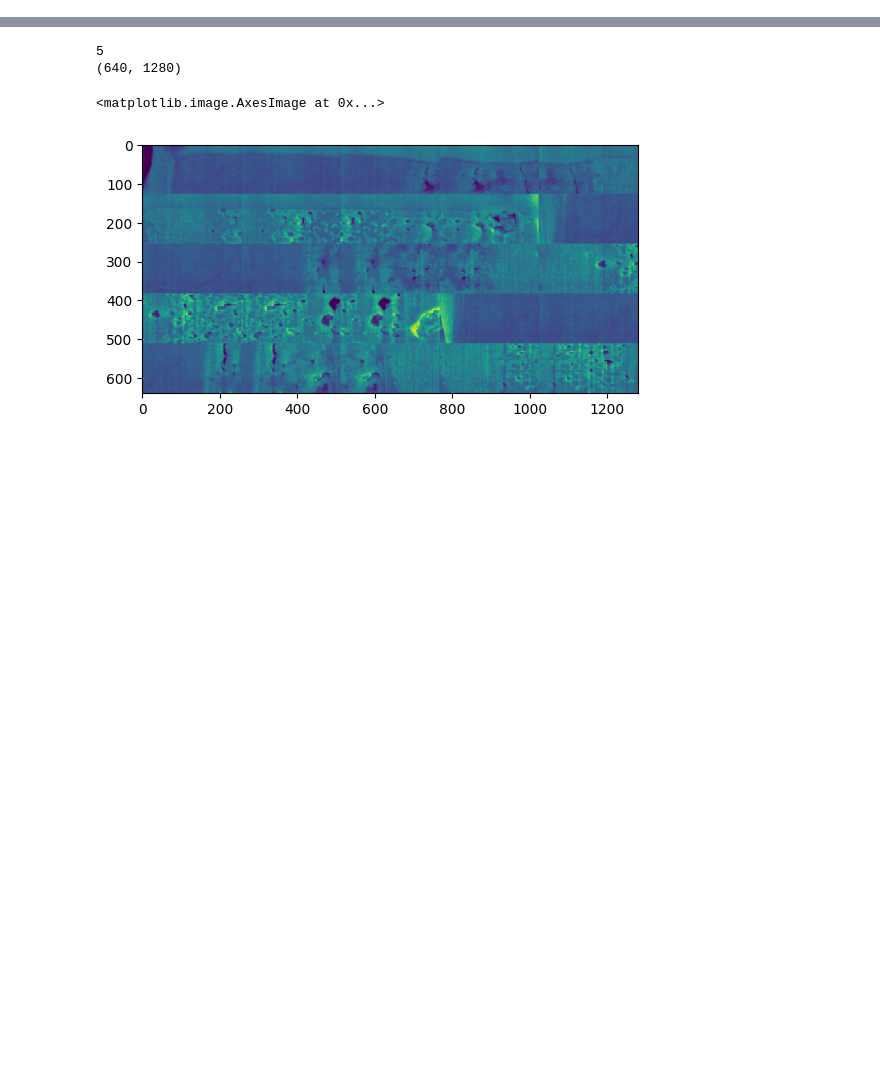
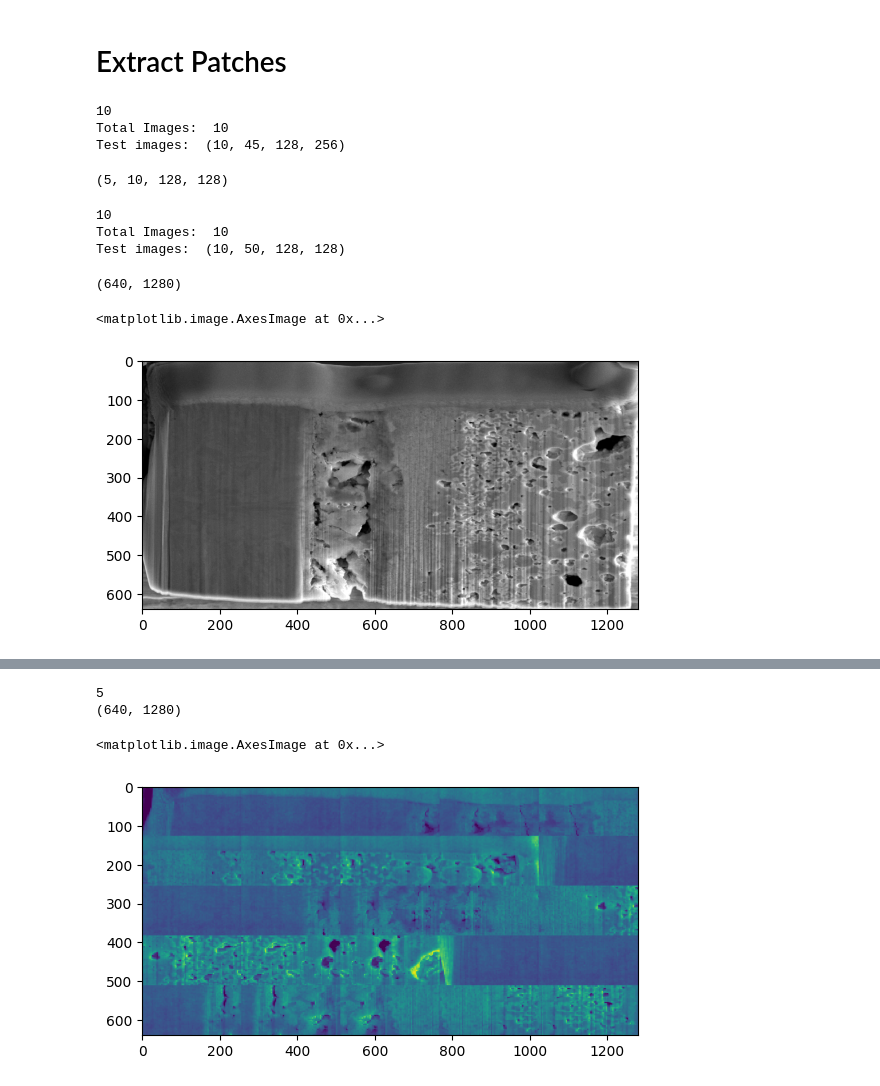
Before and after one commit to Wazhee/PBMC, a Jupyter notebook: test.ipynb, the cells around one changed output, grey strips where cells are left out. Drawn from its saved outputs; the diff is of its cells as text; code cells hidden in the pictures; blank space fills up the shorter version.

Commit message:
changed patch sizes from 128x256 to 128x128

```diff
--- a/test.ipynb
+++ b/test.ipynb
@@ -102,0 +70,7 @@ def create_dataset(number, augment=False):
+# %%
+# load reference
+
+src_100nm = "../datasets/100nm/Images/Aligned SEM Images/"
+im_100nm = [im for im in os.listdir(src_100nm) if ".tif" in im][:10]
+test_images = np.array([cv2.resize(cv2.imread(src_100nm+im,0)/255.0, (1280,640), interpolation=cv2.INTER_NEAREST) for im in im_100nm])
+test_images.shape
@@ -102,0 +79,72 @@ def create_dataset(number, augment=False):
+# %% [markdown]
+# Extract Patches
+# %%
+from patchify import patchify, unpatchify
+
+def patchify_dataset(images):
+    test_images = []
+    print(len(images))
+    for i in range(len(images)):
+        tmp = []
+        p = (128,256)# desired patch size
+        image_patches = patchify(images[i],(p[0],p[1]), step=p[0])
+        for x in range(len(image_patches)):
+            for y in range(len(image_patches[0])):
+                tmp.append(image_patches[x,y,:,:]);
+        test_images.append(tmp)
+    print("Total Images: ", len(test_images))
+    return np.array(test_images)
+
+test_im_patches = patchify_dataset(test_images)
+print("Test images: ", test_im_patches.shape)
+# %% [output]
+10
+Total Images:  10
+Test images:  (10, 45, 128, 256)
+# %%
+image = test_images[0]  # Example image
+patches = patchify(image, (128,128), step=128)  # Create patches
+# %% [output]
+(5, 10, 128, 128)
+# %%
+def patchify_dataset(images):
+    test_images = []
+    print(len(images))
+    for i in range(len(images)):
+        tmp = []
+        p = (128,128)# desired patch size
+        image_patches = patchify(images[i],(p[0],p[1]), step=p[0])
+        for x in range(len(image_patches)):
+            for y in range(len(image_patches[0])):
+                tmp.append(image_patches[x,y,:,:]);
+        test_images.append(tmp)
+    print("Total Images: ", len(test_images))
+    return np.array(test_images)
+
+test_im_patches = patchify_dataset(test_images)
+print("Test images: ", test_im_patches.shape)
+# %% [output]
+10
+Total Images:  10
+Test images:  (10, 50, 128, 128)
+# %%
+original = test_images[0]
+image_patches = patchify(original,(128,128), step=128)
+image_patches.shape
+
+# reshape for training
+train_images = image_patches.reshape(50, 128, 128)
+train_images.shape
+
+# reshape for testing
+reshaped = train_images.reshape(5, 10, 128, 128)
+reshaped.shape
+
+
+reconstructed_image = unpatchify(reshaped, original.shape)
+print(reconstructed_image.shape)
+plt.imshow(reconstructed_image, cmap="gray")
+# %% [output]
+(640, 1280)
+<matplotlib.image.AxesImage at 0x...>
+[figure, added]
```
Also changed, not shown: parts of 30 cells of this notebook, 4 other files.
